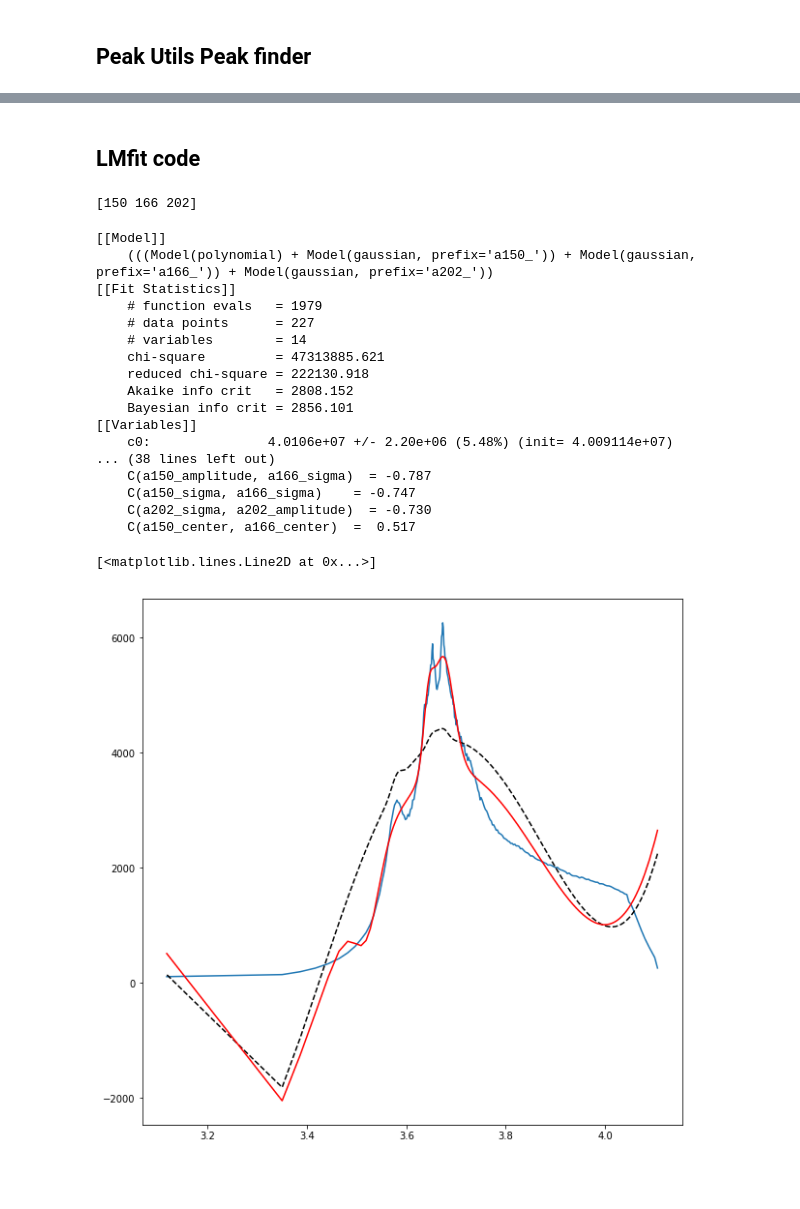
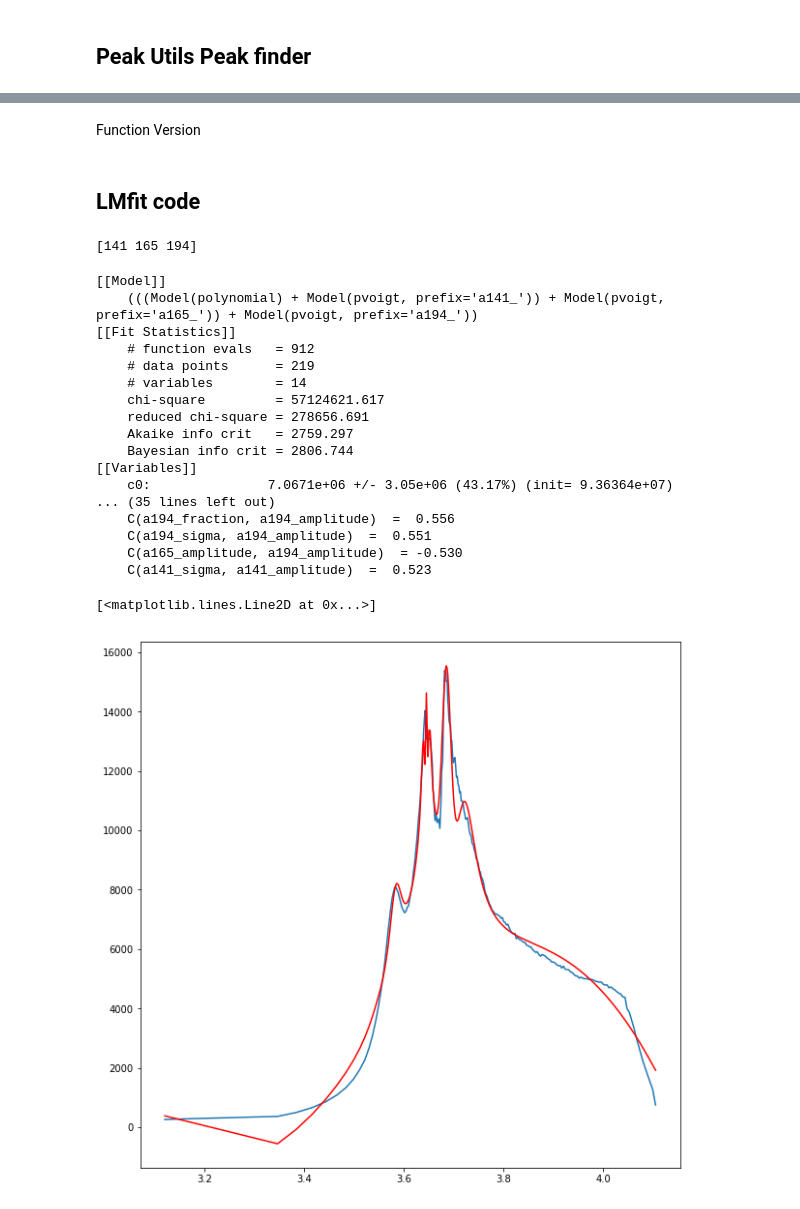
Before and after one commit to nicolet5/DiffCapAnalyzer, a Jupyter notebook: ourproject/FittingFunctionDev.ipynb, the cells around one changed output, grey strips where cells are left out. Drawn from its saved outputs; the diff is of its cells as text; code cells hidden in the pictures; blank space fills up the shorter version.

Commit message:
started writing functions

```diff
--- a/ourproject/FittingFunctionDev.ipynb
+++ b/ourproject/FittingFunctionDev.ipynb
@@ -27,7 +27,7 @@ import chachifuncs
 # I had to make this first directory (source) just as a small set of the data to test this code on, and then had to make a
 #directory for where I wanted my cycles to be stored in once they were seperated out. This code takes a while to run.
 
-testdf = pd.read_excel('NLT_Test/NLT_TestSource/NLTtestCycle7.xlsx')
+testdf = pd.read_excel('NLT_Test/NLT_TestSource/NLTtestCycle18.xlsx')
 #just picked a random one out of the separated out cycles
 
 charge, discharge = chachifuncs.clean_calc_sep_smooth(testdf, 17, 3)
@@ -58,9 +58,9 @@ myplot = plt.plot(sigx_bot, sigy_bot)
 ## Peak Utils Peak finder
 # %%
 pwid = 3
-sigy_smooth = scipy.signal.savgol_filter(sigy_bot, 17, 3)
+sigy_smooth = scipy.signal.savgol_filter(sigy_bot, 19, 3)
 import peakutils
-i = peakutils.indexes(sigy_smooth, thres=1/max(sigy_bot), min_dist=3)
+i = peakutils.indexes(sigy_smooth, thres=3/max(sigy_bot), min_dist=9)
 #i = scipy.signal.find_peaks_cwt(sigy, sigx*9)
 
 fig = plt.figure(figsize=(10, 10), facecolor='w', edgecolor='k')
@@ -71,0 +72,2 @@ plt.plot(sigx_bot[i], sigy_bot[i], 'o')
+# %% [markdown]
+Function Version
@@ -84,19 +98,21 @@ for index in i:
     pref = str(int(index))
     comb = 'a' + pref + '_'
 
-    gaus_loop = models.GaussianModel(prefix=comb)
+    gaus_loop = models.PseudoVoigtModel(prefix=comb)
     par.update(gaus_loop.make_params())
     cent = 'center'
     sig = 'sigma'
     amp = 'amplitude'
+    fract = 'fraction'
 
-    par.add(comb+cent, value=sigx_bot[index])
-    par[comb+sig].set(0.01)
-    par[comb+amp].set(5)
+    par[comb+cent].set(sigx_bot[index], vary=False)
+    par[comb+sig].set(0.001)
+    par[comb+amp].set(5, min=0)
+    par[comb+fract].set(.5)
 
     mod = mod + gaus_loop
 # %% [output]
-[150 166 202]
+[141 165 194]
 # %%
 i2 = np.array([i[-1] + 10])
 for index in i2:
@@ -117,28 +133,28 @@ for index in i2:
 # %%
 model = mod.fit(sigy_bot, par, x=sigx_bot)
 print(model.fit_report(min_correl=0.5))
 
 fig = plt.figure(figsize=(10, 10), facecolor='w', edgecolor='k')
 plt.plot(sigx_bot, sigy_bot)
-plt.plot(sigx_bot, model.init_fit, 'k--')
+#plt.plot(sigx_bot, model.init_fit, 'k--')
 plt.plot(sigx_bot, model.best_fit, 'r-')
 # %% [output]
 [[Model]]
-    (((Model(polynomial) + Model(gaussian, prefix='a150_')) + Model(gaussian, prefix='a166_')) + Model(gaussian, prefix='a202_'))
+    (((Model(polynomial) + Model(pvoigt, prefix='a141_')) + Model(pvoigt, prefix='a165_')) + Model(pvoigt, prefix='a194_'))
 [[Fit Statistics]]
-    # function evals   = 1979
-    # data points      = 227
+    # function evals   = 912
+    # data points      = 219
     # variables        = 14
-    chi-square         = 47313885.621
-    reduced chi-square = 222130.918
-    Akaike info crit   = 2808.152
-    Bayesian info crit = 2856.101
+    chi-square         = 57124621.617
+    reduced chi-square = 278656.691
+    Akaike info crit   = 2759.297
+    Bayesian info crit = 2806.744
 [[Variables]]
-    c0:               4.0106e+07 +/- 2.20e+06 (5.48%) (init= 4.009114e+07)
-... (38 lines left out)
-    C(a150_amplitude, a166_sigma)  = -0.787
-    C(a150_sigma, a166_sigma)    = -0.747
-    C(a202_sigma, a202_amplitude)  = -0.730
-    C(a150_center, a166_center)  =  0.517
+    c0:               7.0671e+06 +/- 3.05e+06 (43.17%) (init= 9.36364e+07)
+... (35 lines left out)
+    C(a194_fraction, a194_amplitude)  =  0.556
+    C(a194_sigma, a194_amplitude)  =  0.551
+    C(a165_amplitude, a194_amplitude)  = -0.530
+    C(a141_sigma, a141_amplitude)  =  0.523
 [<matplotlib.lines.Line2D at 0x...>]
-[figure, old version]
+[figure, new version]
```
Also changed, not shown: parts of 5 cells of this notebook.
